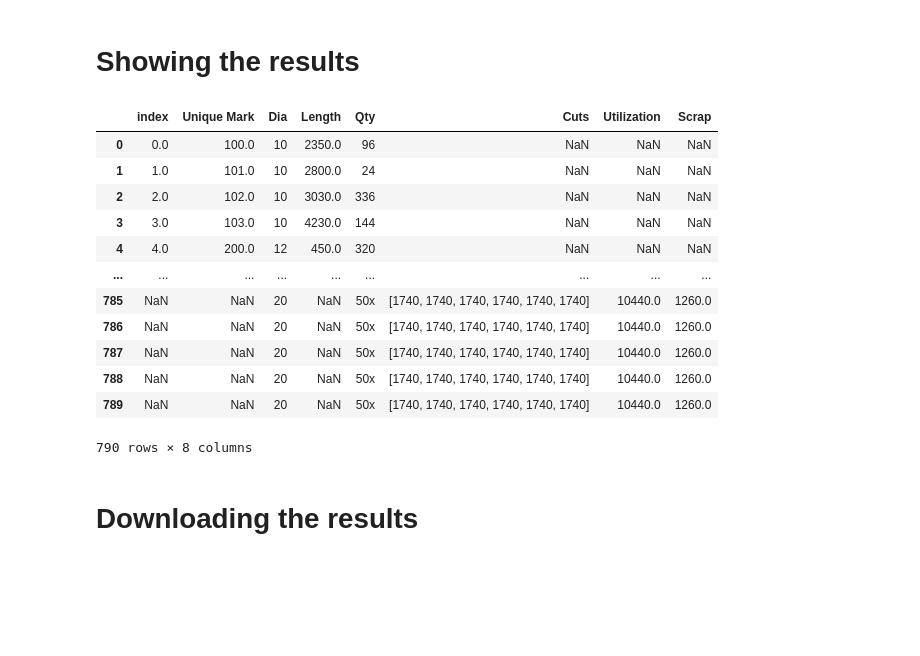
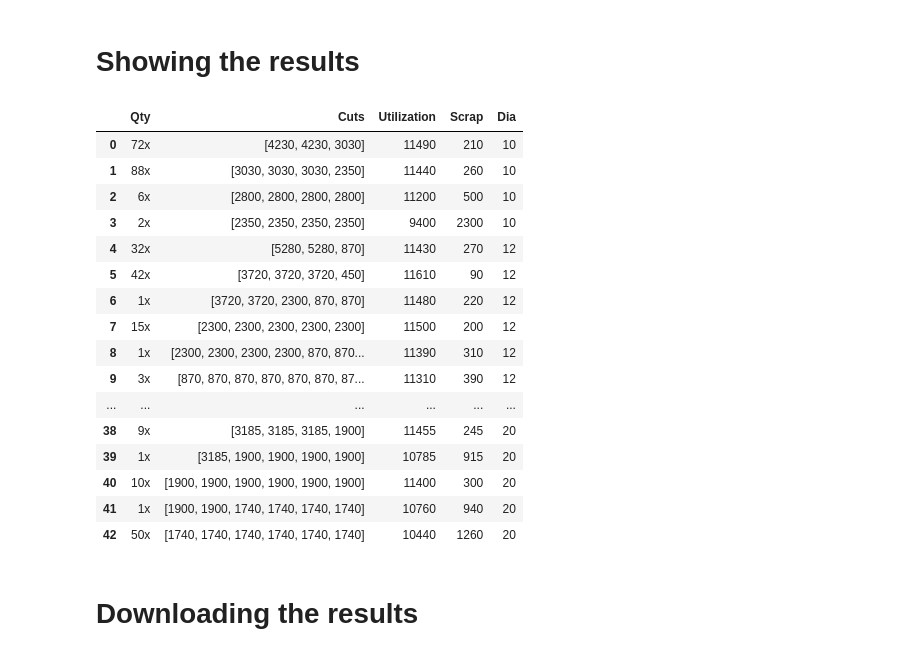
Before and after one commit to inigmat/exupery, a Jupyter notebook: CSP_binpacking.ipynb, the cells around one changed output. Saved outputs shown, nothing was run; the diff lists cells and outputs as text; code cells hidden in the pictures; blank space fills up the shorter version.

```diff
--- a/CSP_binpacking.ipynb
+++ b/CSP_binpacking.ipynb
@@ -112,21 +115,25 @@ Wall time: 510 ms
 # Showing the results
 # %%
 #Show the table
-cutting_schema
+cutting_schedule
 # %% [output]
-|  | index | Unique Mark | Dia | Length | Qty | Cuts | Utilization | Scrap |
-| 0 | 0.0 | 100.0 | 10 | 2350.0 | 96 | NaN | NaN | NaN |
-| 1 | 1.0 | 101.0 | 10 | 2800.0 | 24 | NaN | NaN | NaN |
-| 2 | 2.0 | 102.0 | 10 | 3030.0 | 336 | NaN | NaN | NaN |
-| 3 | 3.0 | 103.0 | 10 | 4230.0 | 144 | NaN | NaN | NaN |
-| 4 | 4.0 | 200.0 | 12 | 450.0 | 320 | NaN | NaN | NaN |
-| ... | ... | ... | ... | ... | ... | ... | ... | ... |
-| 785 | NaN | NaN | 20 | NaN | 50x | [1740, 1740, 1740, 1740, 1740, 1740] | 10440.0 | 1260.0 |
-| 786 | NaN | NaN | 20 | NaN | 50x | [1740, 1740, 1740, 1740, 1740, 1740] | 10440.0 | 1260.0 |
-| 787 | NaN | NaN | 20 | NaN | 50x | [1740, 1740, 1740, 1740, 1740, 1740] | 10440.0 | 1260.0 |
-| 788 | NaN | NaN | 20 | NaN | 50x | [1740, 1740, 1740, 1740, 1740, 1740] | 10440.0 | 1260.0 |
-| 789 | NaN | NaN | 20 | NaN | 50x | [1740, 1740, 1740, 1740, 1740, 1740] | 10440.0 | 1260.0 |
+|  | Qty | Cuts | Utilization | Scrap | Dia |
+| 0 | 72x | [4230, 4230, 3030] | 11490 | 210 | 10 |
+| 1 | 88x | [3030, 3030, 3030, 2350] | 11440 | 260 | 10 |
+| 2 | 6x | [2800, 2800, 2800, 2800] | 11200 | 500 | 10 |
+| 3 | 2x | [2350, 2350, 2350, 2350] | 9400 | 2300 | 10 |
+| 4 | 32x | [5280, 5280, 870] | 11430 | 270 | 12 |
+| 5 | 42x | [3720, 3720, 3720, 450] | 11610 | 90 | 12 |
+| 6 | 1x | [3720, 3720, 2300, 870, 870] | 11480 | 220 | 12 |
+| 7 | 15x | [2300, 2300, 2300, 2300, 2300] | 11500 | 200 | 12 |
+| 8 | 1x | [2300, 2300, 2300, 2300, 870, 870... | 11390 | 310 | 12 |
+| 9 | 3x | [870, 870, 870, 870, 870, 870, 87... | 11310 | 390 | 12 |
+| ... | ... | ... | ... | ... | ... |
+| 38 | 9x | [3185, 3185, 3185, 1900] | 11455 | 245 | 20 |
+| 39 | 1x | [3185, 1900, 1900, 1900, 1900] | 10785 | 915 | 20 |
+| 40 | 10x | [1900, 1900, 1900, 1900, 1900, 1900] | 11400 | 300 | 20 |
+| 41 | 1x | [1900, 1900, 1740, 1740, 1740, 1740] | 10760 | 940 | 20 |
+| 42 | 50x | [1740, 1740, 1740, 1740, 1740, 1740] | 10440 | 1260 | 20 |
-790 rows × 8 columns
 # %% [markdown]
 # Downloading the results
 # %%
```
Also changed, not shown: parts of 2 cells of this notebook.
